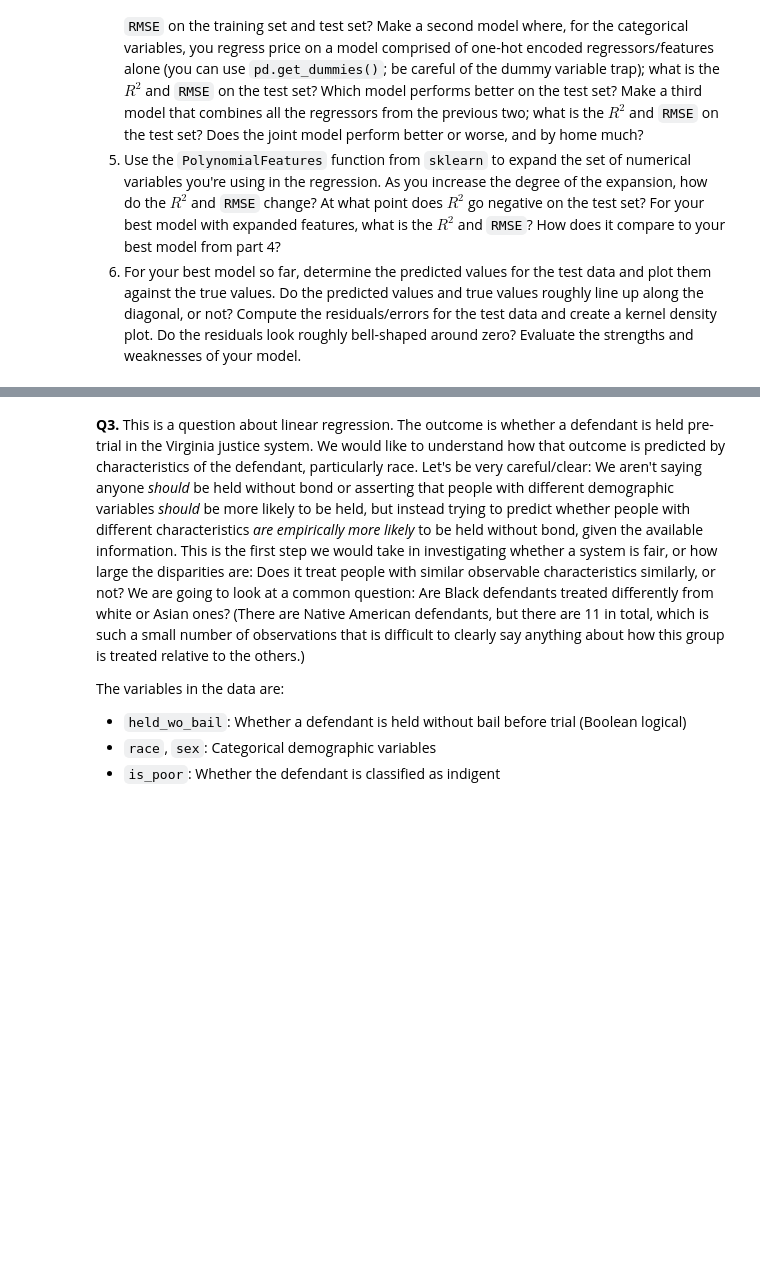
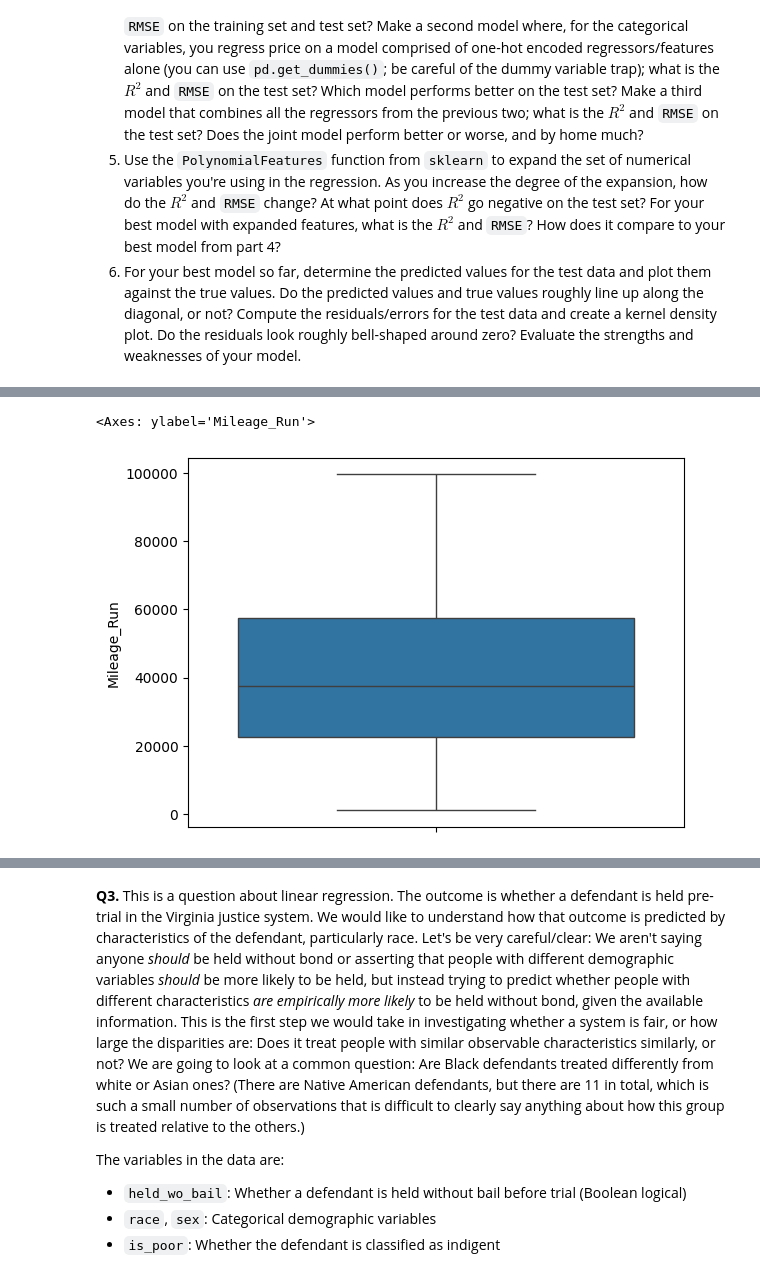
Before and after one commit to annacfisher/linearRegression, a Jupyter notebook: assignment.ipynb, the cells around one changed output, grey strips where cells are left out. Saved outputs shown, nothing was run; the diff lists cells and outputs as text; code cells hidden in the pictures; blank space fills up the shorter version.

```diff
--- a/assignment.ipynb
+++ b/assignment.ipynb
@@ -243,0 +279,7 @@ print(expensive)
+# %%
+df['w_price']=price_clean
+# %%
+sns.boxplot(df["Mileage_Run"])
+# %% [output]
+<Axes: ylabel='Mileage_Run'>
+[figure, added]
```
Also changed, not shown: parts of 10 cells of this notebook.
